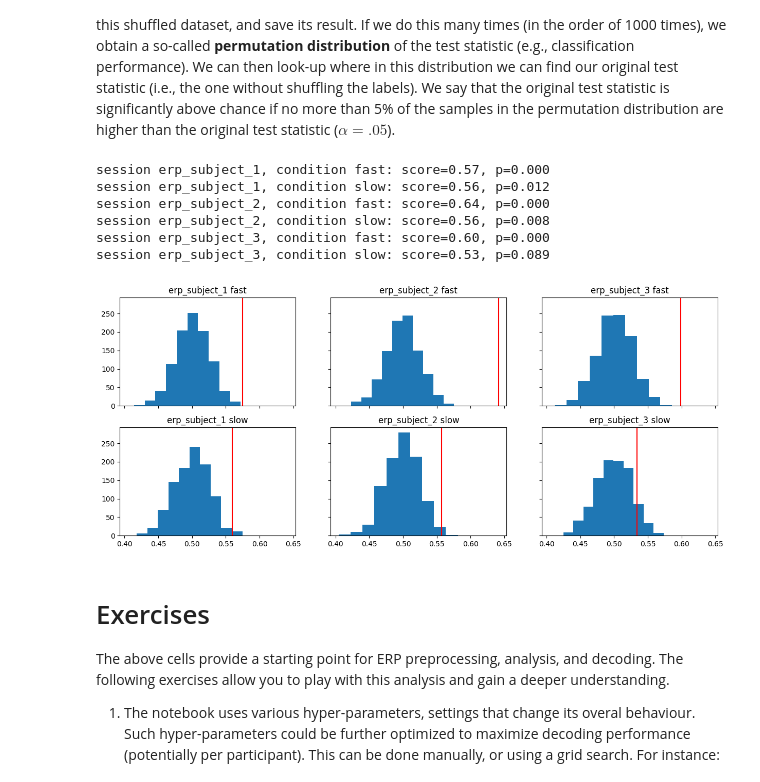
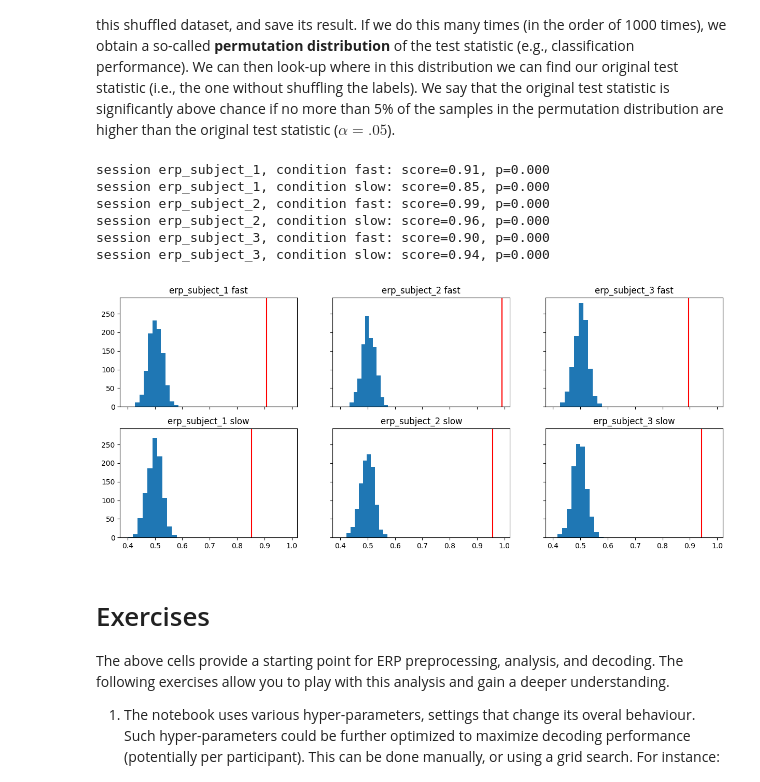
Before and after one commit to thijor/eeg_tutorial_erp, a Jupyter notebook: eeg_tutorial_erp.ipynb, the cells around one changed output. Saved outputs shown, nothing was run; the diff lists cells and outputs as text; code cells hidden in the pictures.

Commit message:
fix btLDA channel prime

```diff
--- a/eeg_tutorial_erp.ipynb
+++ b/eeg_tutorial_erp.ipynb
@@ -285,7 +285,7 @@ for s_i, session in enumerate(conf['auditory_oddball']['session_list']):
 
             # Extract the data
             epo = all_data[session][condition]
-            X = get_jumping_means(epo.copy().pick([ch_name]), clf_ival_boundaries).squeeze()
+            X = get_jumping_means(epo.copy().pick([ch_name]), clf_ival_boundaries).reshape((-1, 5))
             y = epo.events[:,2]
 
             # Evaluate classifier, save average score over folds
@@ -317,7 +317,7 @@ for s_i, session in enumerate(conf['auditory_oddball']['session_list']):
 
         # Extract the data
         epo = all_data[session][condition]
-        X = get_jumping_means(epo, clf_ival_boundaries).squeeze().reshape((-1, 155))  # flattens
+        X = get_jumping_means(epo, clf_ival_boundaries).transpose((0, 2, 1)).reshape((-1, 155))  # flattens with channel prime order
         y = epo.events[:,2]
 
         # Evaluate classifier, save average score over folds
@@ -340,8 +340,6 @@ From Wikipedia: "A permutation test (also called a randomization test, re-random
 
 To put it into context. In our dataset we are interested in whether we can decode target versus non-target from the data. For this, we got data samples that are tuples containing $(X_i, y_i)$, the data and the target label of the $i$th epoch. Now, within a permutation test, we randomize (permute) the particular structure we are originally interested in, in this case the pairing of $X_i$ with $y_i$. Concretely, here we can basically randomize this by shuffling the vector $y=[y_1, y_2, ..., y_N]$ to for instance $y_{permuted}=[y_3, y_N, ..., y_2]$. We perform the same analysis on this shuffled dataset, and save its result. If we do this many times (in the order of 1000 times), we obtain a so-called **permutation distribution** of the test statistic (e.g., classification performance). We can then look-up where in this distribution we can find our original test statistic (i.e., the one without shuffling the labels). We say that the original test statistic is significantly above chance if no more than 5% of the samples in the permutation distribution are higher than the original test statistic ($\alpha=.05$).
 # %%
-time = -0.05
-
 # Note, the higher this number, the more accurate the permutation distribution, but the higher the computational load
 n_permutations = 1000
 
@@ -350,43 +348,43 @@ lda = ToeplitzLDA(n_channels=n_channels)
 
 n_sessions = len(conf['auditory_oddball']['session_list'])
 n_conditions = len(conf['auditory_oddball']['condition_list'])
 fig, ax = plt.subplots(n_conditions, n_sessions, figsize=(15,6), sharex=True, sharey=True)
 
 scores = np.zeros((n_sessions, n_conditions))
 permutations = np.zeros((n_sessions, n_conditions, n_permutations))
 for s_i, session in enumerate(conf['auditory_oddball']['session_list']):
     for c_i, condition in enumerate(conf['auditory_oddball']['condition_list']):
 
         # Get the data
         epo = all_data[session][condition]
-        X = epo.get_data()[:,:,epo.time_as_index(time)].squeeze()
+        X = get_jumping_means(epo, clf_ival_boundaries).transpose((0, 2, 1)).reshape((-1, 155))  # flattens with channel prime order
         y = epo.events[:,2]
 
         # Estimate observed performance
         scores[s_i, c_i] = cross_val_score(lda, X, y, cv=5, scoring='roc_auc').mean()
 
         # Estimate permutation distribution
         for i in range(n_permutations):
             permutations[s_i, c_i, i] = cross_val_score(lda, X, np.random.permutation(y), cv=5, scoring='roc_auc').mean()
 
         # Plot the permutation distribution
         ax[c_i, s_i].hist(permutations[s_i, c_i, :])
 
         # Mark the observed accuracy
         ax[c_i, s_i].axvline(scores[s_i, c_i], color="r")
         ax[c_i, s_i].set_title(f"{session} {condition}")
 
         # Print statistics
-        print("session {}, condition {}: score={:.2f}, p={:.3f}".format(
-            session, condition, scores[s_i, c_i], np.mean(permutations[s_i, c_i, :]>=scores[s_i, c_i])))
+        print("session {}, condition {}: score={:.2f}, p={:.3f}".format(session, condition, scores[s_i, c_i],
+                                                                        np.mean(permutations[s_i, c_i, :]>=scores[s_i, c_i])))
 # %% [output]
-session erp_subject_1, condition fast: score=0.57, p=0.000
-session erp_subject_1, condition slow: score=0.56, p=0.012
-session erp_subject_2, condition fast: score=0.64, p=0.000
-session erp_subject_2, condition slow: score=0.56, p=0.008
-session erp_subject_3, condition fast: score=0.60, p=0.000
-session erp_subject_3, condition slow: score=0.53, p=0.089
+session erp_subject_1, condition fast: score=0.91, p=0.000
+session erp_subject_1, condition slow: score=0.85, p=0.000
+session erp_subject_2, condition fast: score=0.99, p=0.000
+session erp_subject_2, condition slow: score=0.96, p=0.000
+session erp_subject_3, condition fast: score=0.90, p=0.000
+session erp_subject_3, condition slow: score=0.94, p=0.000
-[figure, old version]
+[figure, new version]
 # %% [markdown]
 # Exercises
 The above cells provide a starting point for ERP preprocessing, analysis, and decoding. The following exercises allow you to play with this analysis and gain a deeper understanding.
```
Also changed, not shown: parts of 2 cells of this notebook.
